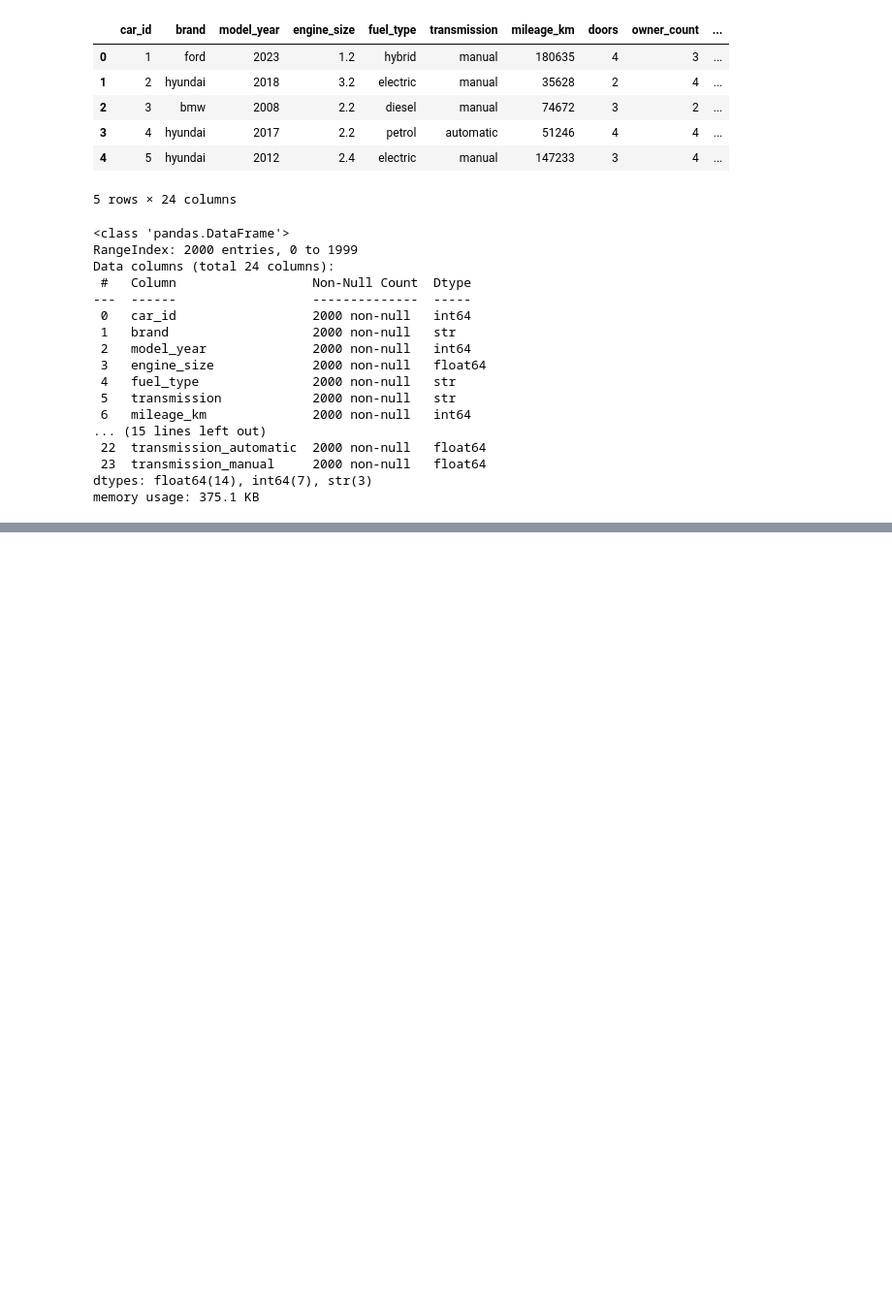
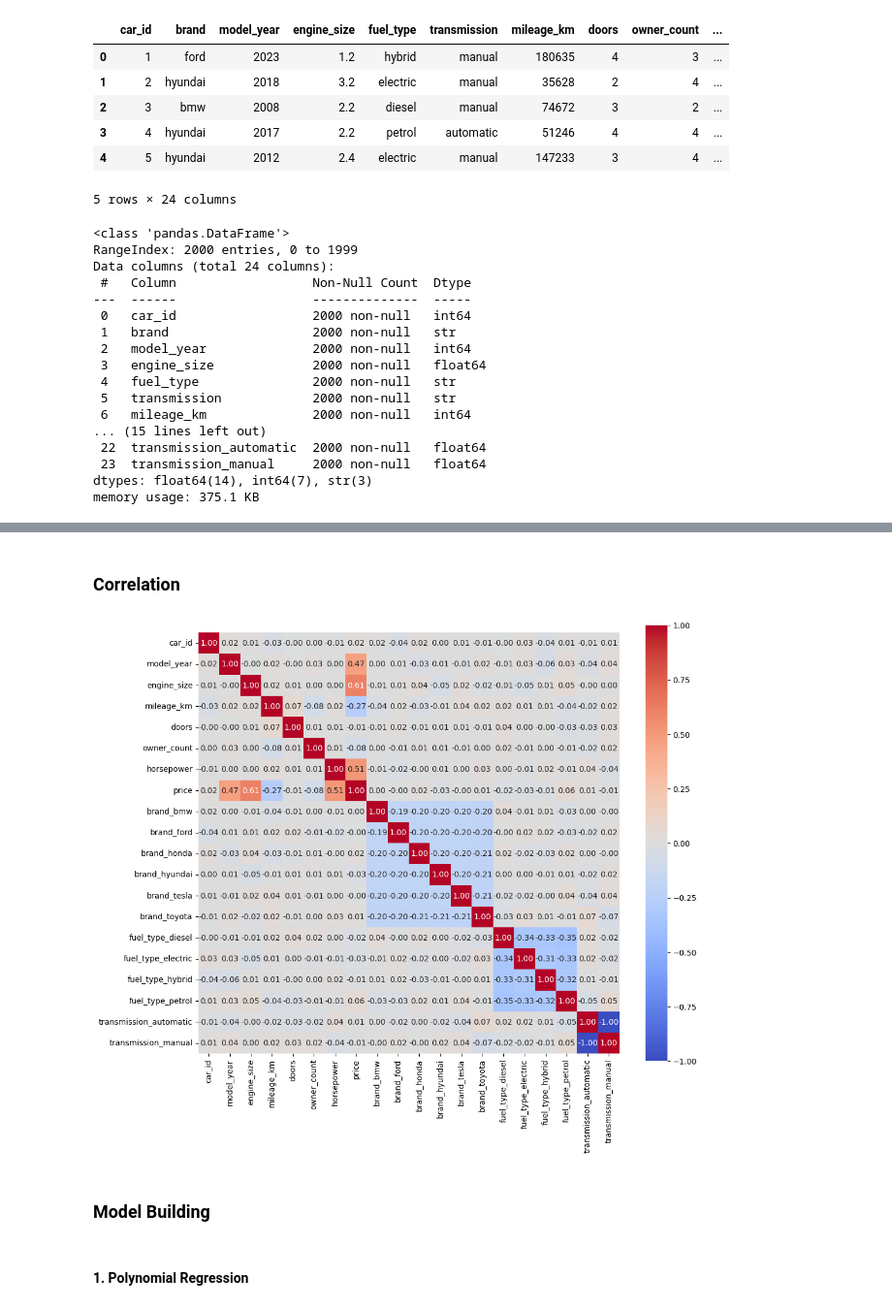
Before and after one commit to smartestnerdfromtown/Data-Science-Projects, a Jupyter notebook: Car Specifications Dataset/main.ipynb, the cells around one changed output, grey strips where cells are left out. Shown at 97% size. Drawn from its saved outputs; the diff is of its cells as text; code cells hidden in the pictures; blank space fills up the shorter version.

Commit message:
model building. polynomial regression

```diff
--- a/Car Specifications Dataset/main.ipynb
+++ b/Car Specifications Dataset/main.ipynb
@@ -185,0 +183,24 @@ df.head()
+# %% [markdown]
+### Correlation
+# %%
+corr = df.corr(
+    method="pearson",
+    min_periods=1,
+    numeric_only=False
+)
+
+plt.figure(figsize=(12, 10))
+sns.heatmap(
+    corr,
+    annot=True,
+    fmt=".2f",
+    cmap="coolwarm",
+    square=True
+)
+plt.show()
+# %% [output]
+[figure, added]
+# %% [markdown]
+### Model Building
+# %% [markdown]
+#### 1. Polynomial Regression
```
Also changed, not shown: parts of 8 cells of this notebook.
